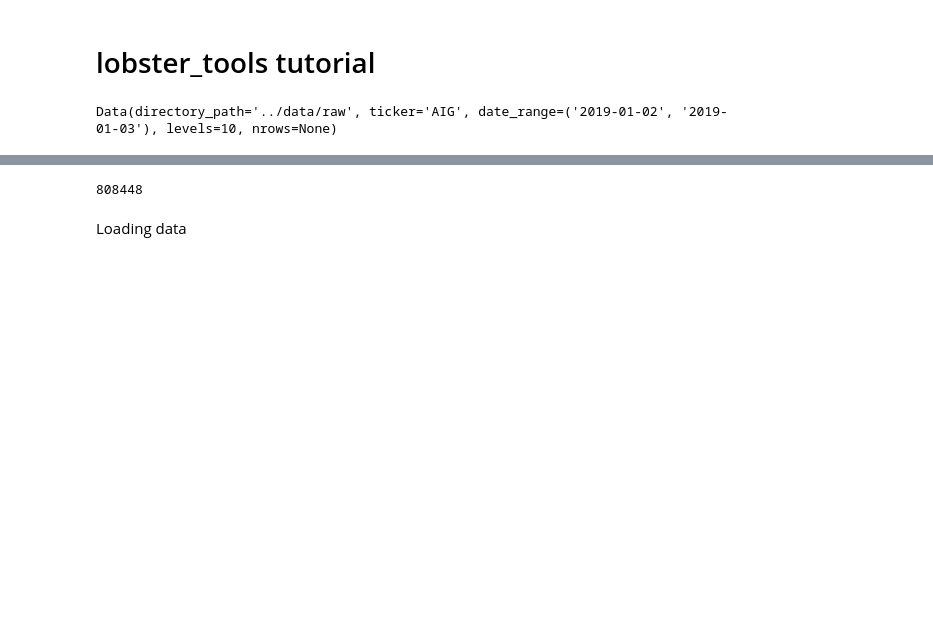
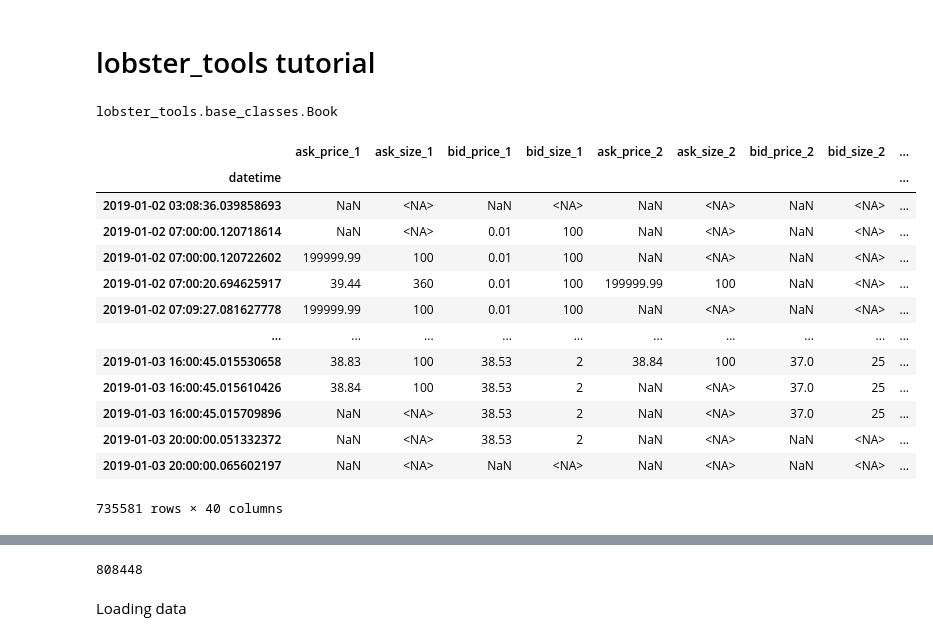
Before and after one commit to n-petit/lobster_tools, a Jupyter notebook: notebooks/tutorial.ipynb, the cells around one changed output, grey strips where cells are left out. Saved outputs shown, nothing was run; the diff lists cells and outputs as text; code cells hidden in the pictures; blank space fills up the shorter version.

```diff
--- a/notebooks/tutorial.ipynb
+++ b/notebooks/tutorial.ipynb
@@ -8,7 +8,28 @@
 from lobster_tools.base_classes import *
 # %%
 DIRECTORY_PATH = "../data/raw/rand"
-# %%
-Data()
-# %% [output]
-Data(directory_path='../data/raw', ticker='AIG', date_range=('2019-01-02', '2019-01-03'), levels=10, nrows=None)
+# %%
+data = Data()
+lobster = Lobster(data)
+# %%
+# type(lobster.book)
+type(lobster.book.first_n_levels(2))
+# %% [output]
+lobster_tools.base_classes.Book
+# %%
+lobster.book
+# %% [output]
+|  | ask_price_1 | ask_size_1 | bid_price_1 | bid_size_1 | ask_price_2 | ask_size_2 | bid_price_2 | bid_size_2 | ... |
+| datetime |  |  |  |  |  |  |  |  | ... |
+| 2019-01-02 03:08:36.039858693 | NaN | <NA> | NaN | <NA> | NaN | <NA> | NaN | <NA> | ... |
+| 2019-01-02 07:00:00.120718614 | NaN | <NA> | 0.01 | 100 | NaN | <NA> | NaN | <NA> | ... |
+| 2019-01-02 07:00:00.120722602 | 199999.99 | 100 | 0.01 | 100 | NaN | <NA> | NaN | <NA> | ... |
+| 2019-01-02 07:00:20.694625917 | 39.44 | 360 | 0.01 | 100 | 199999.99 | 100 | NaN | <NA> | ... |
+| 2019-01-02 07:09:27.081627778 | 199999.99 | 100 | 0.01 | 100 | NaN | <NA> | NaN | <NA> | ... |
+| ... | ... | ... | ... | ... | ... | ... | ... | ... | ... |
+| 2019-01-03 16:00:45.015530658 | 38.83 | 100 | 38.53 | 2 | 38.84 | 100 | 37.0 | 25 | ... |
+| 2019-01-03 16:00:45.015610426 | 38.84 | 100 | 38.53 | 2 | NaN | <NA> | 37.0 | 25 | ... |
+| 2019-01-03 16:00:45.015709896 | NaN | <NA> | 38.53 | 2 | NaN | <NA> | 37.0 | 25 | ... |
+| 2019-01-03 20:00:00.051332372 | NaN | <NA> | 38.53 | 2 | NaN | <NA> | NaN | <NA> | ... |
+| 2019-01-03 20:00:00.065602197 | NaN | <NA> | NaN | <NA> | NaN | <NA> | NaN | <NA> | ... |
+735581 rows × 40 columns
```
Also changed, not shown: parts of 13 cells of this notebook.
